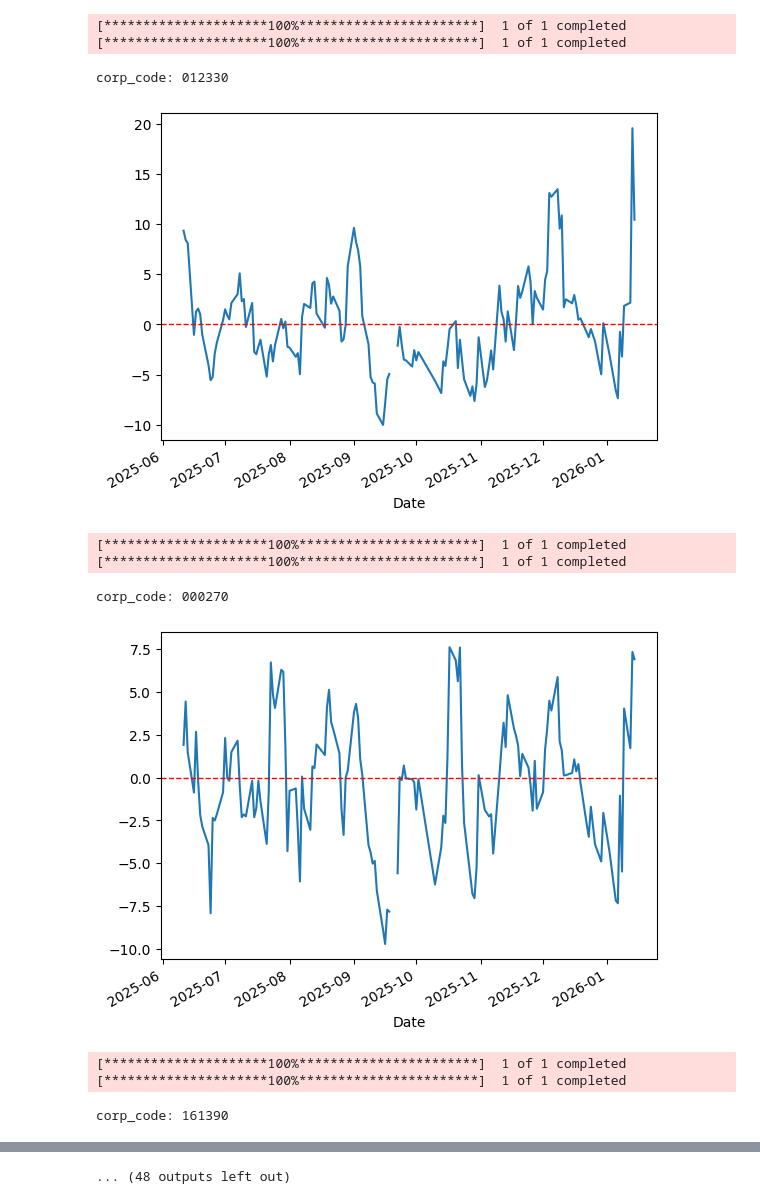
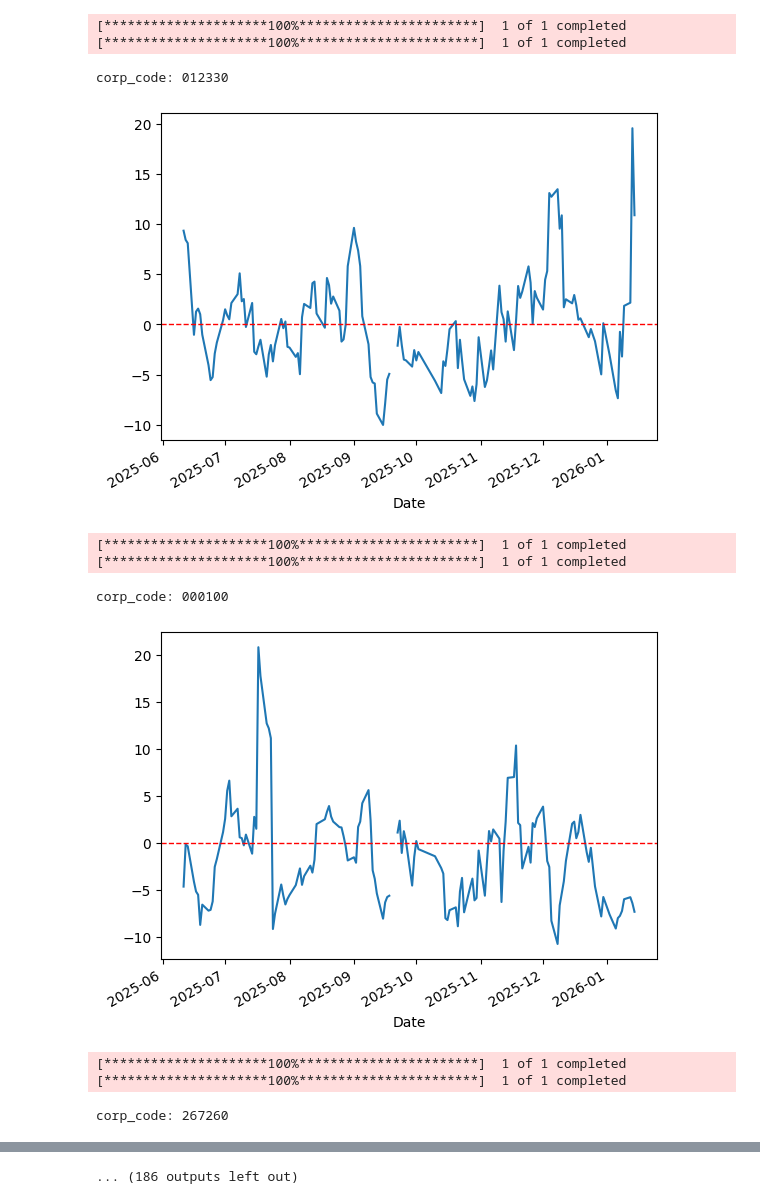
Before and after one commit to MinjunChoi24/JustStudy, a Jupyter notebook: Stock_analysis/RS_week.ipynb, the cells around one changed output, grey strips where cells are left out. Cells and saved outputs as stored; diff of their text form; code cells hidden in the pictures.

```diff
--- a/Stock_analysis/RS_week.ipynb
+++ b/Stock_analysis/RS_week.ipynb
@@ -7,7 +7,7 @@ import numpy as np
 def RS_week(ticker):
 
     start = "2025-06-01"
-    end = "2026-01-15"
+    end = "2026-01-20"
 
     Kospi_prices = yf.download('^KS11',start=start,end=end,auto_adjust=True)['Close']['^KS11']
     ETF_prices = yf.download(f'{ticker}.KS',start=start,end=end,auto_adjust=True)['Close'][f'{ticker}.KS']
@@ -29,9 +29,20 @@ def RS_week(ticker):
     plt.show()
     return
 # %%
-corp_code = ['005380','012330','000270','161390','204320','011210','073240','018880','005850','437730',
-             '000240','004490','007340','064960','015750','003620','009900','036530','002350','271940']
+# corp_code = ['005380','012330','000270','161390','204320','011210','073240','018880','005850','437730',
+#              '000240','004490','007340','064960','015750','003620','009900','036530','002350','271940']
 
+corp_code = [
+    "005930", "012330", "000100", "267260", "028260", "375500", "042700", "004370",
+    "071320", "035720", "021240", "035250", "034230", "035420", "128940", "000720",
+    "103140", "032640", "036460", "004020", "010950", "373220", "006400", "097230",
+    "271560", "010130", "051910", "079550", "004690", "068270", "051600", "028050",
+    "017670", "086280", "302440", "326030", "015760", "003490", "008770", "034020",
+    "011200", "006360", "026960", "352820", "005380", "329180", "047050", "030200",
+    "000660", "096770", "111770", "005490", "042660", "090430", "097950", "033780",
+    "020560", "000270", "012450", "259960", "003230", "207940", "454910", "028670",
+    "082740", "018260"
+]
 for i in corp_code:
     RS_week(i)
 # %% [output]
@@ -42,11 +53,11 @@ corp_code: 005380
 [*********************100%***********************]  1 of 1 completed
 [*********************100%***********************]  1 of 1 completed
 corp_code: 012330
 [figure]
 [*********************100%***********************]  1 of 1 completed
 [*********************100%***********************]  1 of 1 completed
-corp_code: 000270
+corp_code: 000100
-[figure, old version]
+[figure, new version]
 [*********************100%***********************]  1 of 1 completed
 [*********************100%***********************]  1 of 1 completed
-corp_code: 161390
+corp_code: 267260
@@ -54 +65 @@ corp_code: 161390
-... (48 outputs left out)
+... (186 outputs left out)
```
Also changed, not shown: parts of 1 cell of this notebook, 1 other file.
